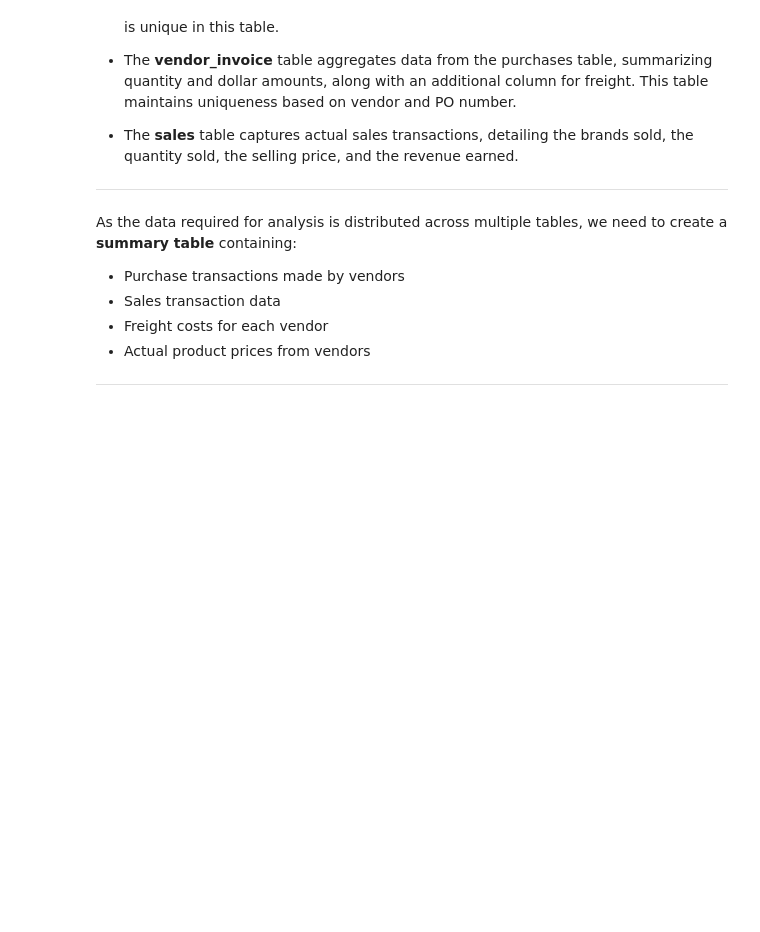
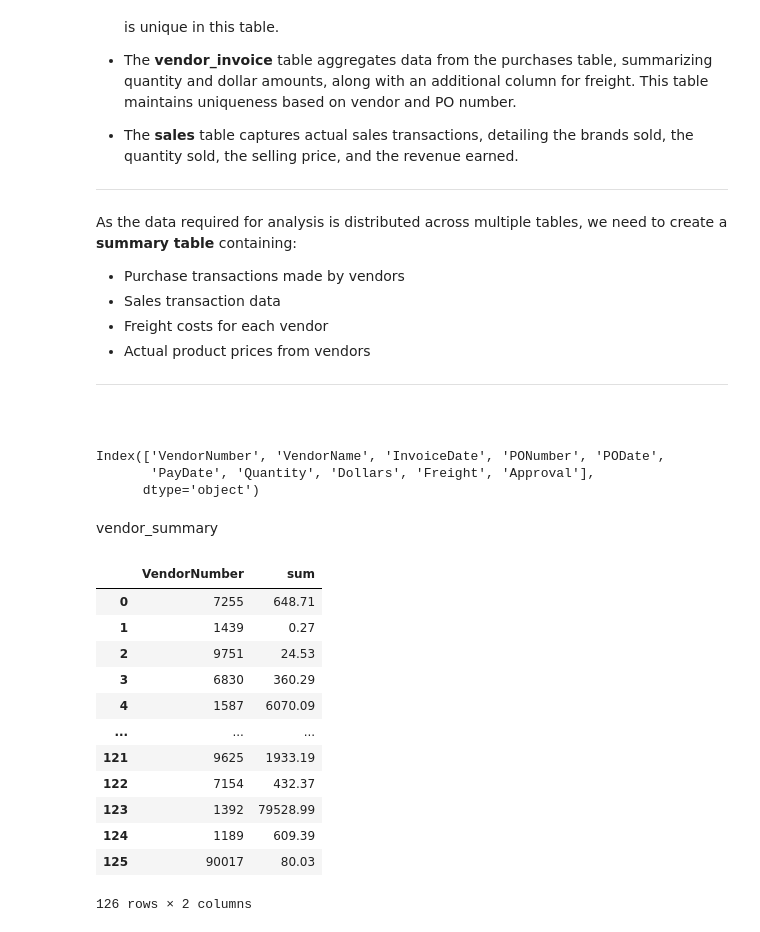
Before and after one commit to layappa/inventory-performance, a Jupyter notebook: Exploratory_Data_Analysis.ipynb, the cells around one changed output. Cells and saved outputs as stored; diff of their text form; code cells hidden in the pictures; blank space fills up the shorter version.

```diff
--- a/Exploratory_Data_Analysis.ipynb
+++ b/Exploratory_Data_Analysis.ipynb
@@ -212,3 +212,30 @@ As the data required for analysis is distributed across multiple tables, we need
 * Actual product prices from vendors
 
 ---
+# %% [markdown]
+#
+# %%
+vendore_invoice.columns
+# %% [output]
+Index(['VendorNumber', 'VendorName', 'InvoiceDate', 'PONumber', 'PODate',
+       'PayDate', 'Quantity', 'Dollars', 'Freight', 'Approval'],
+      dtype='object')
+# %% [markdown]
+vendor_summary
+# %%
+fright_summary=pd.read_sql('select "VendorNumber",sum("Freight") from vendor_invoice group by "VendorNumber"',conn)
+fright_summary
+# %% [output]
+|  | VendorNumber | sum |
+| 0 | 7255 | 648.71 |
+| 1 | 1439 | 0.27 |
+| 2 | 9751 | 24.53 |
+| 3 | 6830 | 360.29 |
+| 4 | 1587 | 6070.09 |
+| ... | ... | ... |
+| 121 | 9625 | 1933.19 |
+| 122 | 7154 | 432.37 |
+| 123 | 1392 | 79528.99 |
+| 124 | 1189 | 609.39 |
+| 125 | 90017 | 80.03 |
+126 rows × 2 columns
```
Also changed, not shown: parts of 11 cells of this notebook.
